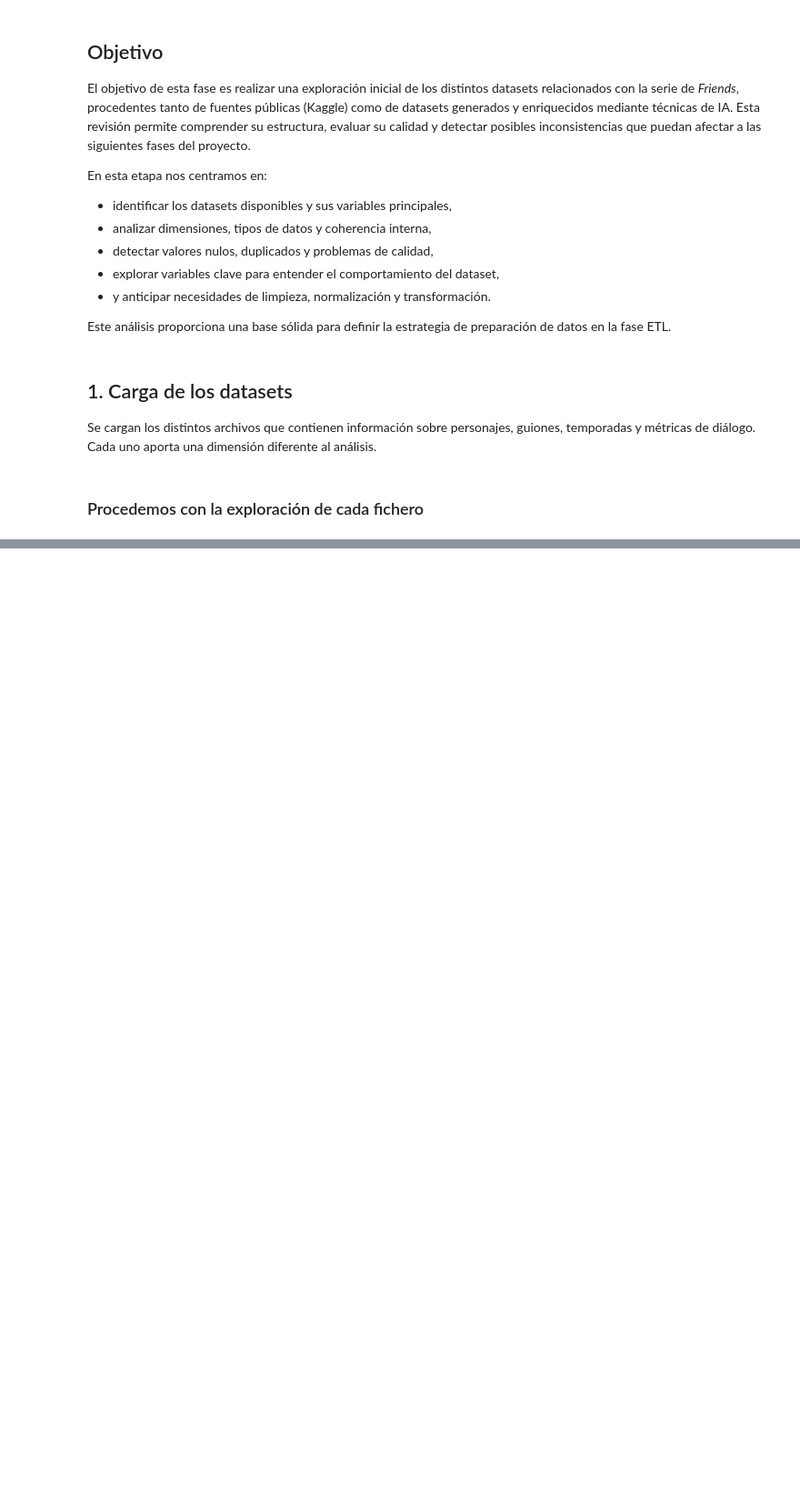
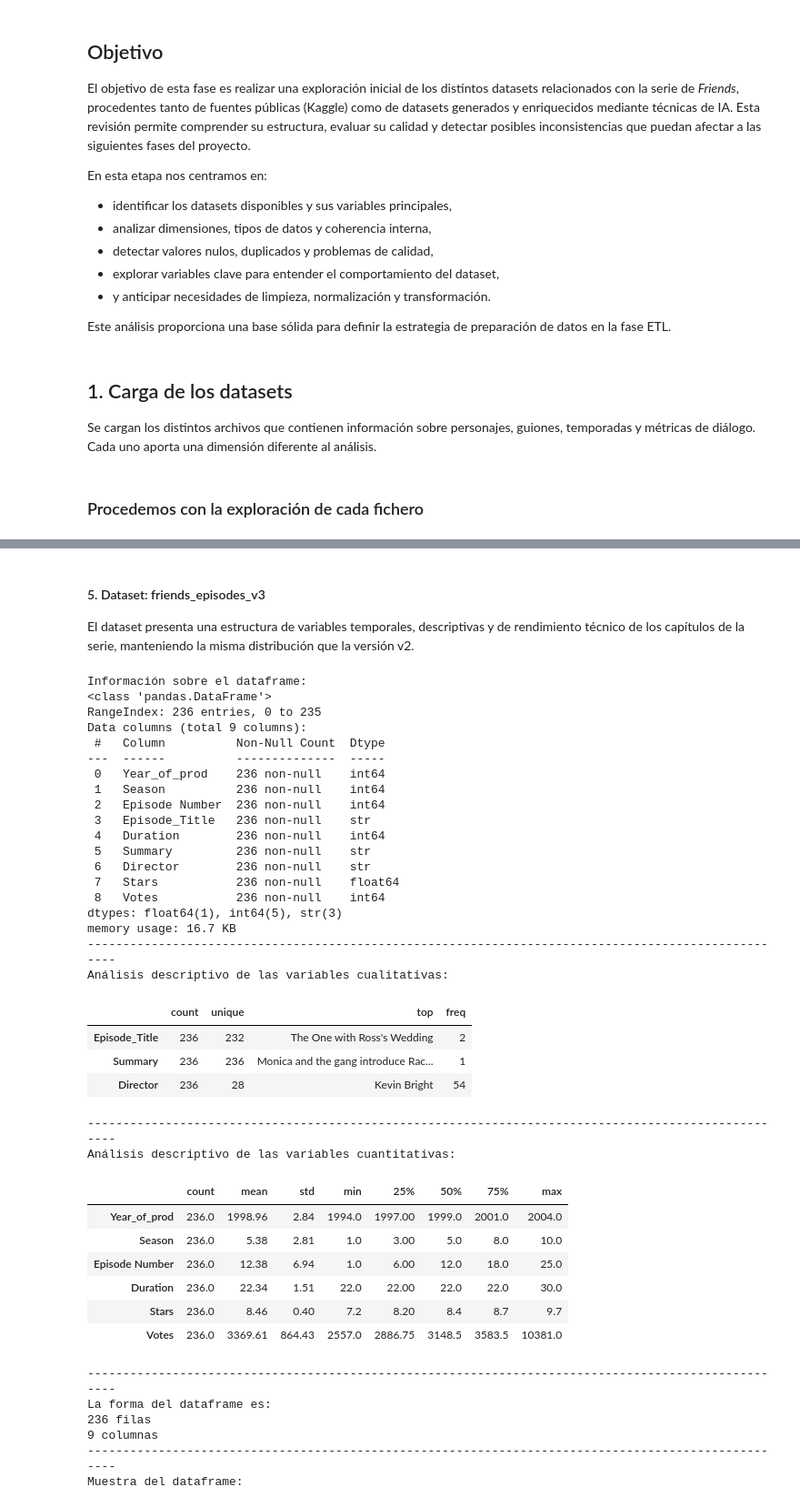
Before and after one commit to Dacil235/friends-analytics-workflow, a Jupyter notebook: notebooks/01_eda_friends.ipynb, the cells around one changed output, grey strips where cells are left out. Shown at 91% size. Drawn from its saved outputs; the diff is of its cells as text; code cells hidden in the pictures; blank space fills up the shorter version.

```diff
--- a/notebooks/01_eda_friends.ipynb
+++ b/notebooks/01_eda_friends.ipynb
@@ -94,0 +328,45 @@ Muestra del dataframe:
+# %% [markdown]
+#### 5. Dataset: friends_episodes_v3
+
+El dataset presenta una estructura de variables temporales, descriptivas y de rendimiento técnico de los capítulos de la serie, manteniendo la misma distribución que la versión v2.
+# %%
+trans.info_df(df_epiv3)
+# %% [output]
+Información sobre el dataframe:
+<class 'pandas.DataFrame'>
+RangeIndex: 236 entries, 0 to 235
+Data columns (total 9 columns):
+ #   Column          Non-Null Count  Dtype
+---  ------          --------------  -----
+ 0   Year_of_prod    236 non-null    int64
+ 1   Season          236 non-null    int64
+ 2   Episode Number  236 non-null    int64
+ 3   Episode_Title   236 non-null    str
+ 4   Duration        236 non-null    int64
+ 5   Summary         236 non-null    str
+ 6   Director        236 non-null    str
+ 7   Stars           236 non-null    float64
+ 8   Votes           236 non-null    int64
+dtypes: float64(1), int64(5), str(3)
+memory usage: 16.7 KB
+----------------------------------------------------------------------------------------------------
+Análisis descriptivo de las variables cualitativas:
+|  | count | unique | top | freq |
+| Episode_Title | 236 | 232 | The One with Ross's Wedding | 2 |
+| Summary | 236 | 236 | Monica and the gang introduce Rac... | 1 |
+| Director | 236 | 28 | Kevin Bright | 54 |
+----------------------------------------------------------------------------------------------------
+Análisis descriptivo de las variables cuantitativas:
+|  | count | mean | std | min | 25% | 50% | 75% | max |
+| Year_of_prod | 236.0 | 1998.96 | 2.84 | 1994.0 | 1997.00 | 1999.0 | 2001.0 | 2004.0 |
+| Season | 236.0 | 5.38 | 2.81 | 1.0 | 3.00 | 5.0 | 8.0 | 10.0 |
+| Episode Number | 236.0 | 12.38 | 6.94 | 1.0 | 6.00 | 12.0 | 18.0 | 25.0 |
+| Duration | 236.0 | 22.34 | 1.51 | 22.0 | 22.00 | 22.0 | 22.0 | 30.0 |
+| Stars | 236.0 | 8.46 | 0.40 | 7.2 | 8.20 | 8.4 | 8.7 | 9.7 |
+| Votes | 236.0 | 3369.61 | 864.43 | 2557.0 | 2886.75 | 3148.5 | 3583.5 | 10381.0 |
+----------------------------------------------------------------------------------------------------
+La forma del dataframe es:
+236 filas
+9 columnas
+----------------------------------------------------------------------------------------------------
+Muestra del dataframe:
```
Also changed, not shown: parts of 44 cells of this notebook, 1 other file.
